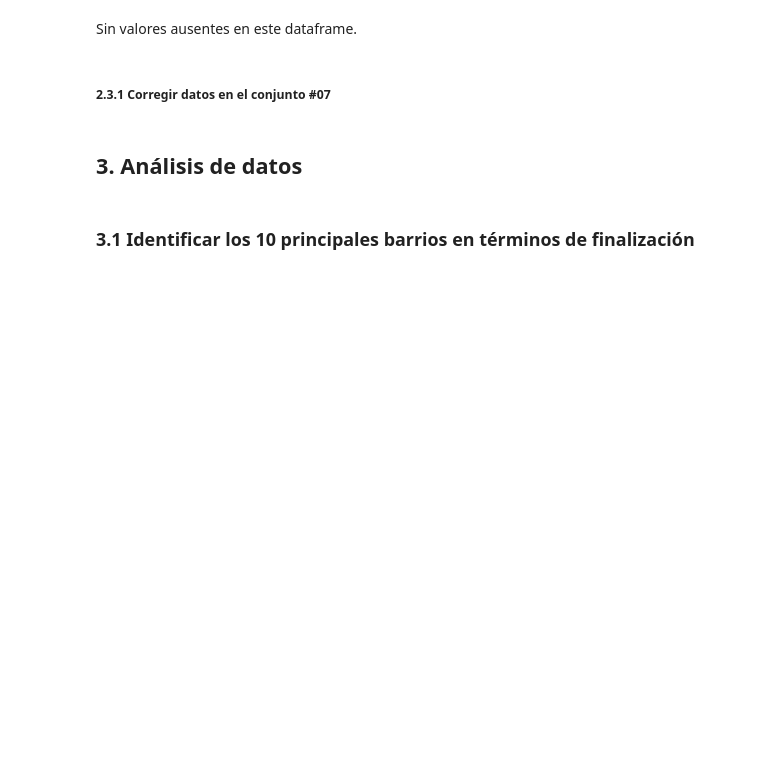
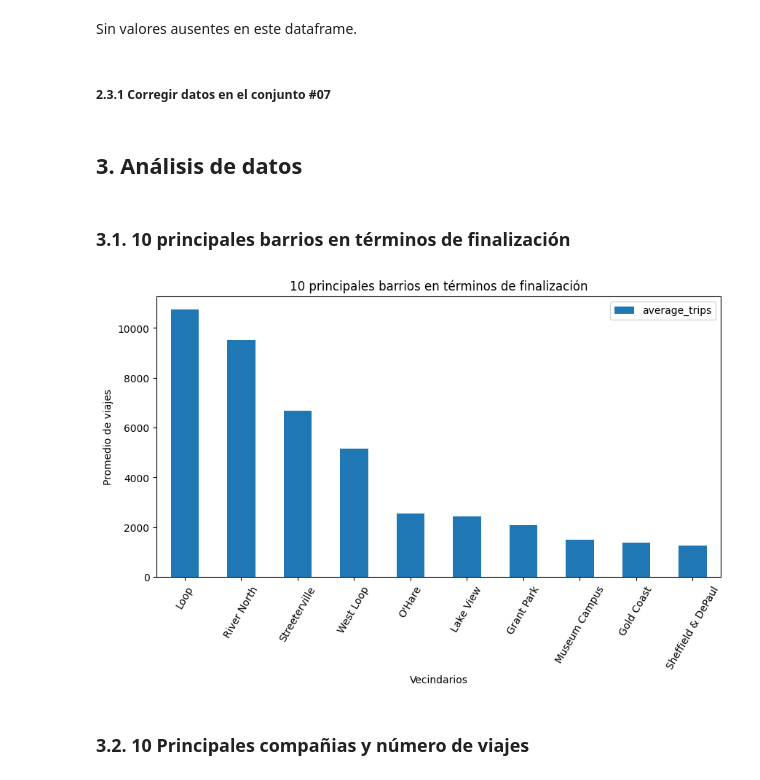
Before and after one commit to wh1tneyr/Programacion-con-SQL, a Jupyter notebook: proyecto_06_SQL.ipynb, the cells around one changed output. Drawn from its saved outputs; the diff is of its cells as text; code cells hidden in the pictures; blank space fills up the shorter version.

Commit message:
creando dos graficos para los 10 principales barrios y compañias de taxis

```diff
--- a/proyecto_06_SQL.ipynb
+++ b/proyecto_06_SQL.ipynb
@@ -164,10 +164,27 @@ sql_result_07 = sql_result_07.drop_duplicates().reset_index()
 # %% [markdown]
 ## 3. Análisis de datos
 # %% [markdown]
-### 3.1 Identificar los 10 principales barrios en términos de finalización
+### 3.1. 10 principales barrios en términos de finalización
 # %%
 #crear una variable con los 10 principales barrios
 top_ten_neighborhoods = sql_result_04.sort_values('average_trips', ascending=False).head(10)
+# %%
+#crear una distribucion de los 10 principales barrios
+top_ten_neighborhoods.plot(kind ='bar',
+                           x = 'dropoff_location_name',
+                           y = 'average_trips',
+                           xlabel='Vecindarios',
+                           ylabel='Promedio de viajes',
+                           title= '10 principales barrios en términos de finalización',
+                          figsize=[10,5],
+                          rot= 60
+                          )
+
+plt.show()
+# %% [output]
+[figure, added]
+# %% [markdown]
+### 3.2. 10 Principales compañias y número de viajes
 # %%
 #crear una variable con los 10 principales compañias
 top_ten_companies = sql_result_01.sort_values('trips_amount', ascending=False).head(10)
```
Also changed, not shown: parts of 1 cell of this notebook.
